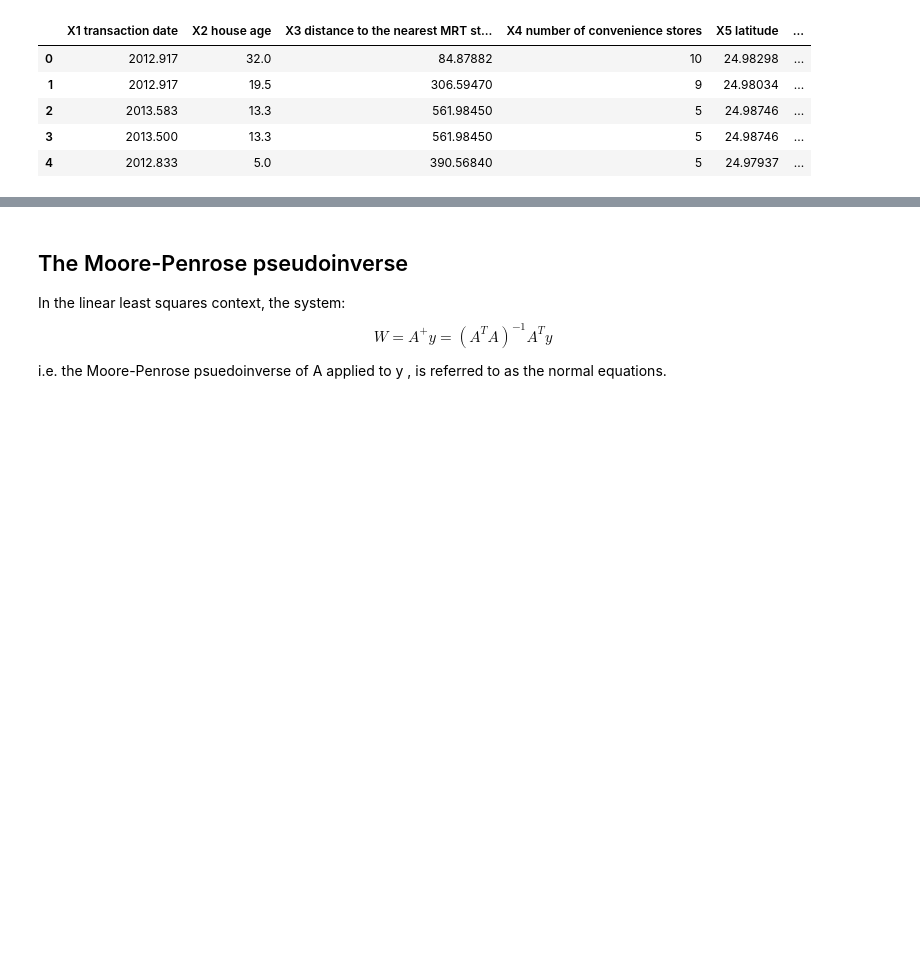
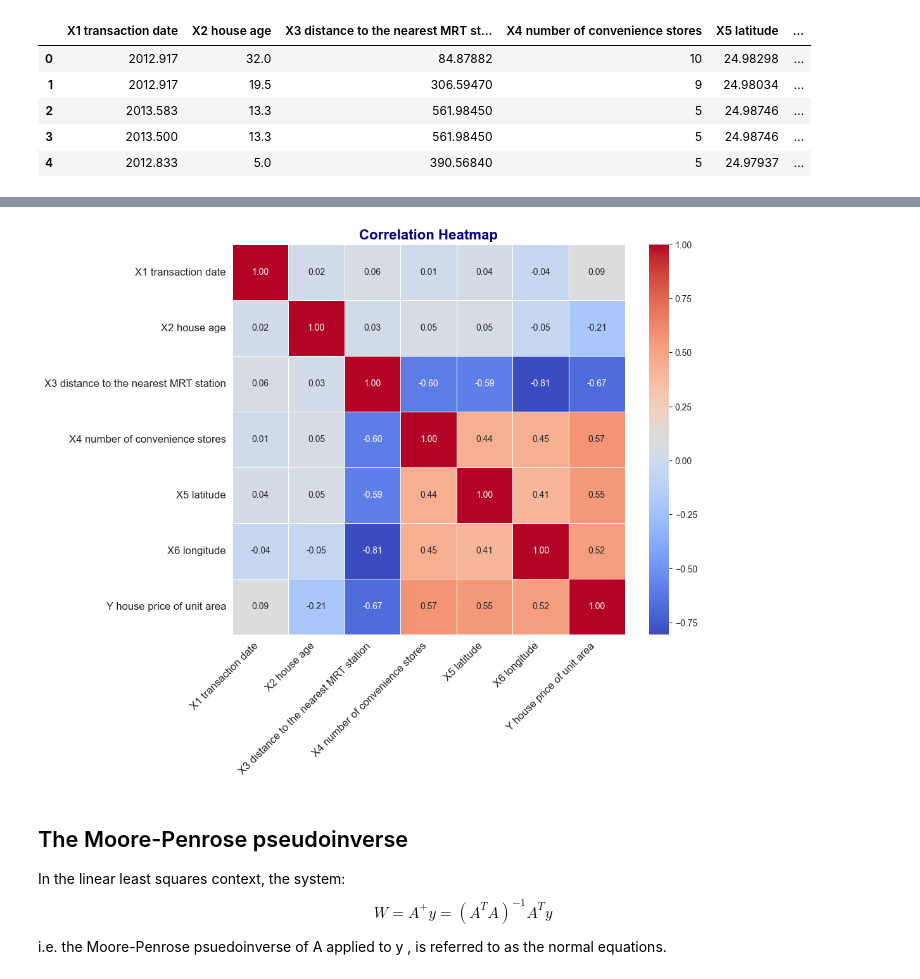
Before and after one commit to natnaeldejenekebede/House-Predictor, a Jupyter notebook: special.ipynb, the cells around one changed output, grey strips where cells are left out. Cells and saved outputs as stored; diff of their text form; code cells hidden in the pictures; blank space fills up the shorter version.

```diff
--- a/special.ipynb
+++ b/special.ipynb
@@ -86,3 +100,19 @@ sns.heatmap(data.corr())
+# %%
+import seaborn as sns
+import matplotlib.pyplot as plt
+
+plt.figure(figsize=(10, 8))
+
+sns.heatmap(data.corr(), annot=True, cmap='coolwarm', fmt=".2f", linewidths=0.5)
+
+plt.title('Correlation Heatmap', fontsize=16, fontweight='bold', color='navy')
+
+plt.xticks(rotation=45, ha='right', fontsize=12)
+plt.yticks(rotation=0, fontsize=12)
+
+plt.show()
+# %% [output]
+[figure, added]
 # %% [markdown]
 ## The Moore-Penrose pseudoinverse
 
```
Also changed, not shown: parts of 5 cells of this notebook.
